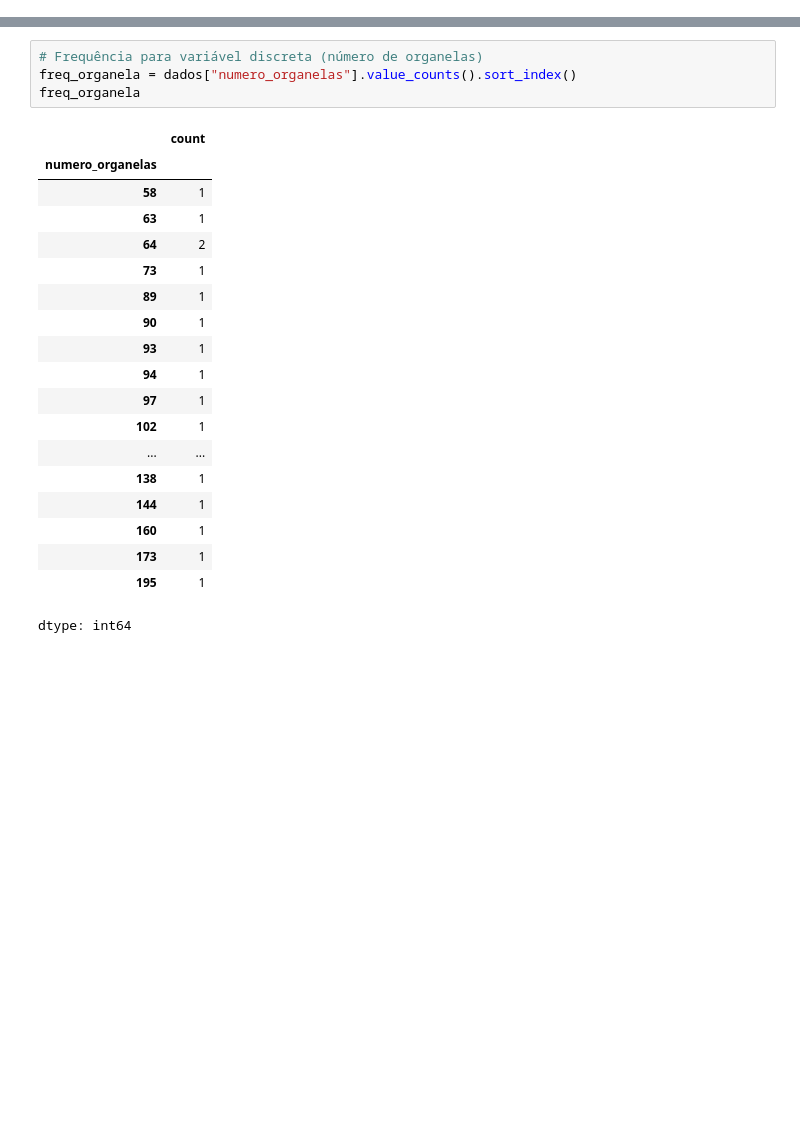
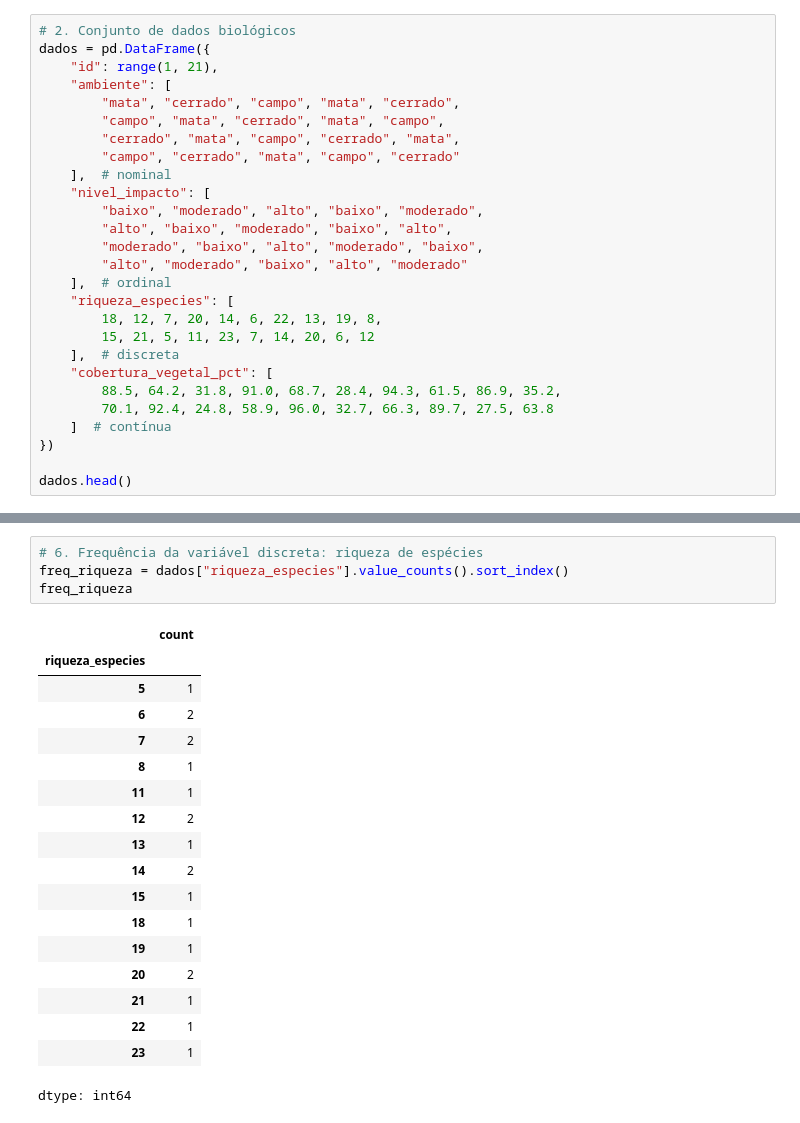
Before and after one commit to clobos/Biologia_2026, a Jupyter notebook: semana02.ipynb, the cells around one changed output, grey strips where cells are left out. Saved outputs shown, nothing was run; the diff lists cells and outputs as text; blank space fills up the shorter version.

```diff
--- a/semana02.ipynb
+++ b/semana02.ipynb
@@ -60,0 +9,27 @@ dados
+# %%
+# 2. Conjunto de dados biológicos
+dados = pd.DataFrame({
+    "id": range(1, 21),
+    "ambiente": [
+        "mata", "cerrado", "campo", "mata", "cerrado",
+        "campo", "mata", "cerrado", "mata", "campo",
+        "cerrado", "mata", "campo", "cerrado", "mata",
+        "campo", "cerrado", "mata", "campo", "cerrado"
+    ],  # nominal
+    "nivel_impacto": [
+        "baixo", "moderado", "alto", "baixo", "moderado",
+        "alto", "baixo", "moderado", "baixo", "alto",
+        "moderado", "baixo", "alto", "moderado", "baixo",
+        "alto", "moderado", "baixo", "alto", "moderado"
+    ],  # ordinal
+    "riqueza_especies": [
+        18, 12, 7, 20, 14, 6, 22, 13, 19, 8,
+        15, 21, 5, 11, 23, 7, 14, 20, 6, 12
+    ],  # discreta
+    "cobertura_vegetal_pct": [
+        88.5, 64.2, 31.8, 91.0, 68.7, 28.4, 94.3, 61.5, 86.9, 35.2,
+        70.1, 92.4, 24.8, 58.9, 96.0, 32.7, 66.3, 89.7, 27.5, 63.8
+    ]  # contínua
+})
+
+dados.head()
@@ -96,25 +75,24 @@ freq_expressao
 dtype: int64
 # %%
-# Frequência para variável discreta (número de organelas)
-freq_organela = dados["numero_organelas"].value_counts().sort_index()
-freq_organela
+# 6. Frequência da variável discreta: riqueza de espécies
+freq_riqueza = dados["riqueza_especies"].value_counts().sort_index()
+freq_riqueza
 # %% [output]
 |  | count |
-| numero_organelas |  |
-| 58 | 1 |
-| 63 | 1 |
-| 64 | 2 |
-| 73 | 1 |
-| 89 | 1 |
-| 90 | 1 |
-| 93 | 1 |
-| 94 | 1 |
-| 97 | 1 |
-| 102 | 1 |
-| ... | ... |
-| 138 | 1 |
-| 144 | 1 |
-| 160 | 1 |
-| 173 | 1 |
-| 195 | 1 |
+| riqueza_especies |  |
+| 5 | 1 |
+| 6 | 2 |
+| 7 | 2 |
+| 8 | 1 |
+| 11 | 1 |
+| 12 | 2 |
+| 13 | 1 |
+| 14 | 2 |
+| 15 | 1 |
+| 18 | 1 |
+| 19 | 1 |
+| 20 | 2 |
+| 21 | 1 |
+| 22 | 1 |
+| 23 | 1 |
 dtype: int64
```
Also changed, not shown: parts of 21 cells of this notebook.
